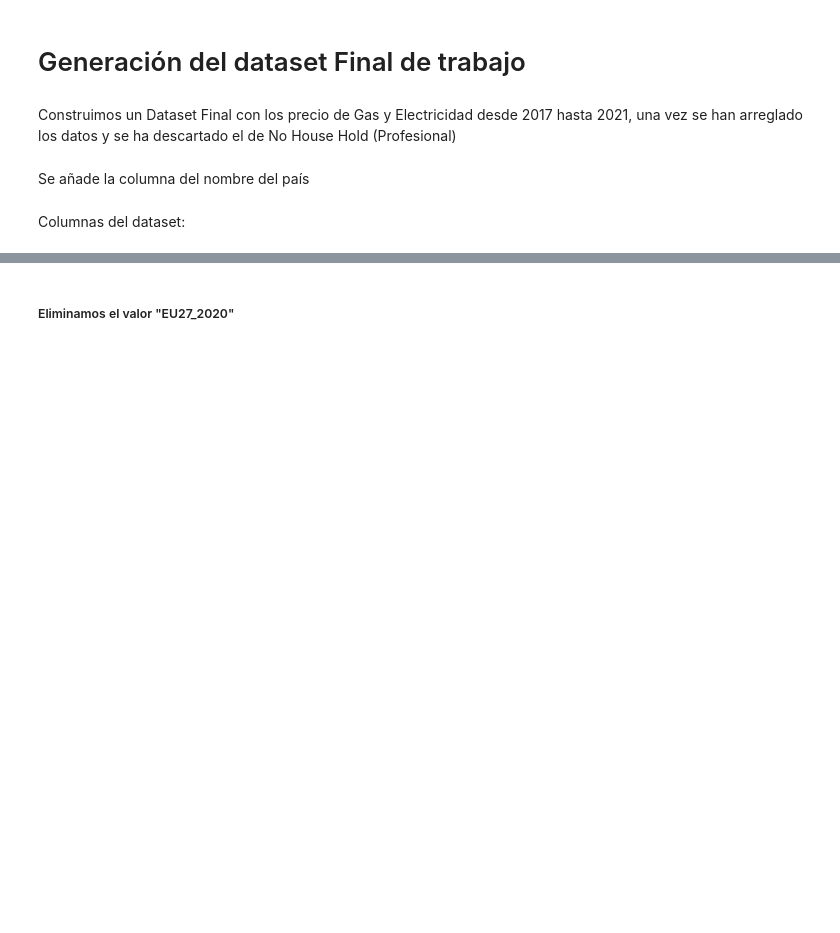
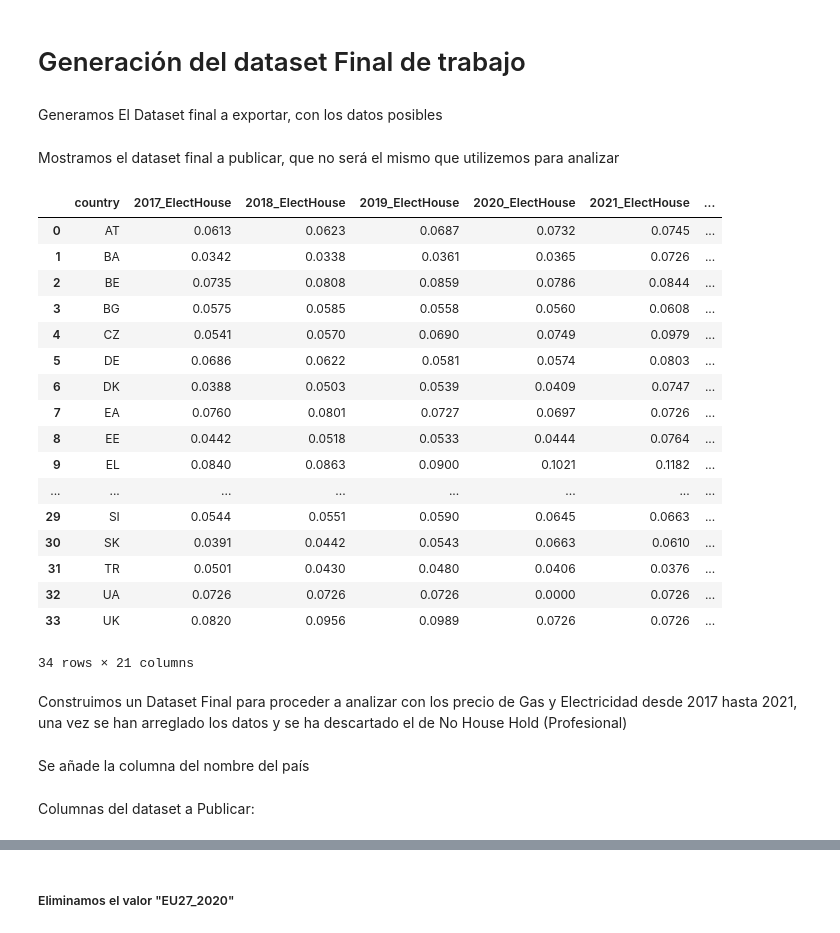
Before and after one commit to tipologia-datos-UOC-pract-jonas-miguel/pract-1, a Jupyter notebook: notebook/pract-1.ipynb, the cells around one changed output, grey strips where cells are left out. Drawn from its saved outputs; the diff is of its cells as text; code cells hidden in the pictures; blank space fills up the shorter version.

Commit message:
Merge with notebook pract1

```diff
--- a/notebook/pract-1.ipynb
+++ b/notebook/pract-1.ipynb
@@ -563,8 +567,53 @@ ax = sns.boxplot(data=ElectPricesNoHouseholds)
 Descartamos continuar el análisis de House Hold, ya que los datsets obtenidos contienen una muestra demasiada pequeña para "Gas".
 # %% [markdown]
 # Generación del dataset Final de trabajo
+# %% [markdown]
+Generamos El Dataset final a exportar, con los datos posibles
+# %%
+dElectCol = pd.merge(
+    ElectPricesHouseholds.drop(['country_name'], axis=1),
+    ElectPricesNoHouseholds.drop(['country_name'], axis=1),
+    on='country',
+    suffixes=('_ElectHouse', '_ElectNoHouse')
+)
+
+dGasCol = pd.merge(
+    GasPricesHousehold.drop(['country_name'], axis=1),
+    GasPricesNoHousehold.drop(['country_name'], axis=1),
+    on='country',
+    suffixes=('_GasHouse', '_GasNoHouse')
+)
+
+dEnergyCol = pd.merge(
+    dElectCol,
+    dGasCol,
+    on='country'
+)
+# %% [markdown]
+Mostramos el dataset final a publicar, que no será el mismo que utilizemos para analizar
+# %%
+dEnergyCol
+# %% [output]
+|  | country | 2017_ElectHouse | 2018_ElectHouse | 2019_ElectHouse | 2020_ElectHouse | 2021_ElectHouse | ... |
+| 0 | AT | 0.0613 | 0.0623 | 0.0687 | 0.0732 | 0.0745 | ... |
+| 1 | BA | 0.0342 | 0.0338 | 0.0361 | 0.0365 | 0.0726 | ... |
+| 2 | BE | 0.0735 | 0.0808 | 0.0859 | 0.0786 | 0.0844 | ... |
+| 3 | BG | 0.0575 | 0.0585 | 0.0558 | 0.0560 | 0.0608 | ... |
+| 4 | CZ | 0.0541 | 0.0570 | 0.0690 | 0.0749 | 0.0979 | ... |
+| 5 | DE | 0.0686 | 0.0622 | 0.0581 | 0.0574 | 0.0803 | ... |
+| 6 | DK | 0.0388 | 0.0503 | 0.0539 | 0.0409 | 0.0747 | ... |
+| 7 | EA | 0.0760 | 0.0801 | 0.0727 | 0.0697 | 0.0726 | ... |
+| 8 | EE | 0.0442 | 0.0518 | 0.0533 | 0.0444 | 0.0764 | ... |
+| 9 | EL | 0.0840 | 0.0863 | 0.0900 | 0.1021 | 0.1182 | ... |
+| ... | ... | ... | ... | ... | ... | ... | ... |
+| 29 | SI | 0.0544 | 0.0551 | 0.0590 | 0.0645 | 0.0663 | ... |
+| 30 | SK | 0.0391 | 0.0442 | 0.0543 | 0.0663 | 0.0610 | ... |
+| 31 | TR | 0.0501 | 0.0430 | 0.0480 | 0.0406 | 0.0376 | ... |
+| 32 | UA | 0.0726 | 0.0726 | 0.0726 | 0.0000 | 0.0726 | ... |
+| 33 | UK | 0.0820 | 0.0956 | 0.0989 | 0.0726 | 0.0726 | ... |
+34 rows × 21 columns
 # %% [markdown]
-Construimos un Dataset Final con los precio de Gas y Electricidad desde 2017 hasta 2021, una vez se han arreglado los datos y se ha descartado el de No House Hold (Profesional)
+Construimos un Dataset Final para proceder a analizar con los precio de Gas y Electricidad desde 2017 hasta 2021, una vez se han arreglado los datos y se ha descartado el de No House Hold (Profesional)
 # %%
 dEnergyHouseCol = pd.merge(
     ElectPricesHouseholds.drop(['country_name'], axis=1),
@@ -579,3 +629,3 @@ dEnergyHouseCol= column_country_name( dEnergyHouseCol )
 # %% [markdown]
-Columnas del dataset:
+Columnas del dataset a Publicar:
 # %%
```
Also changed, not shown: parts of 35 cells of this notebook, 4 other files.
